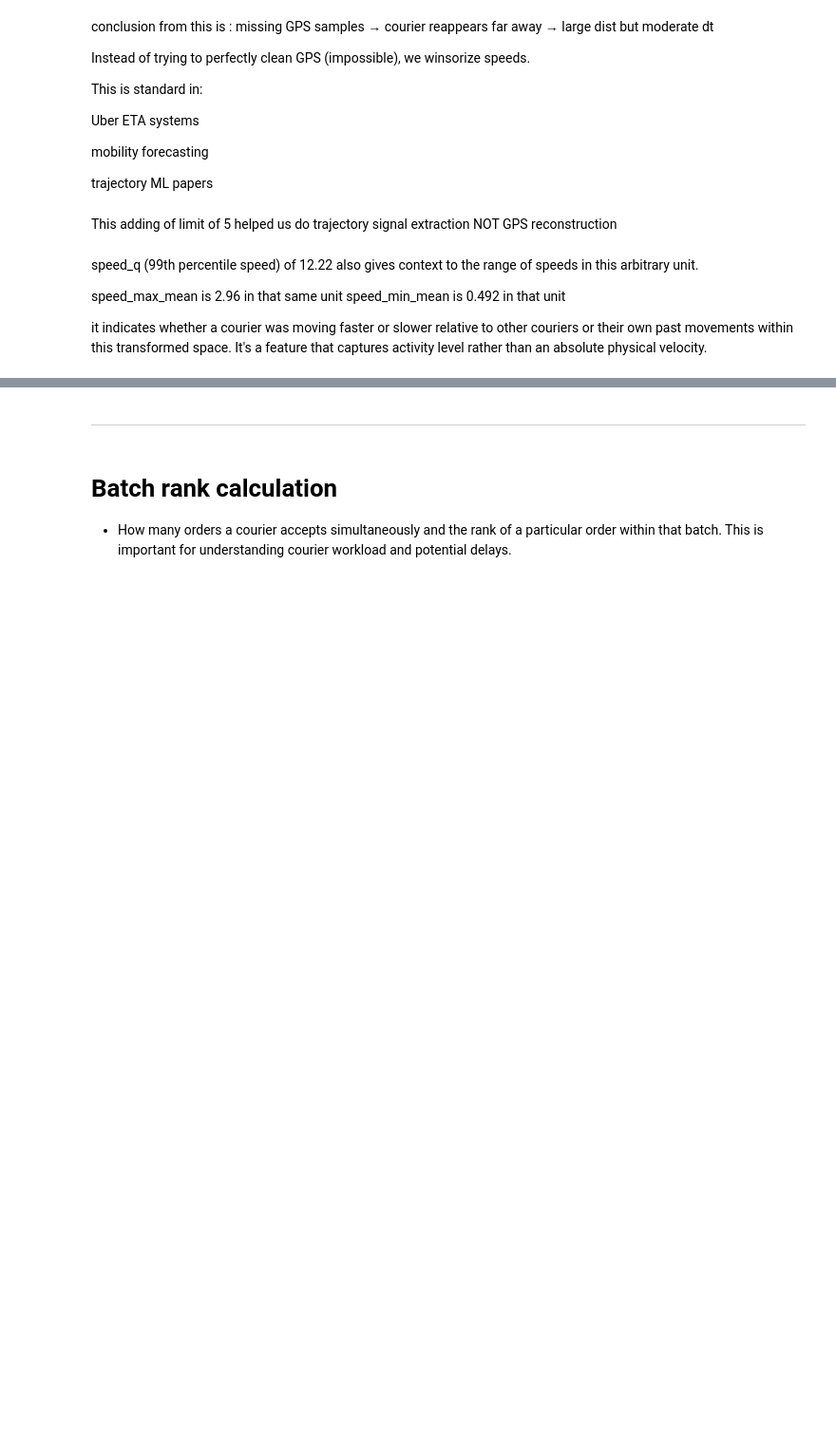
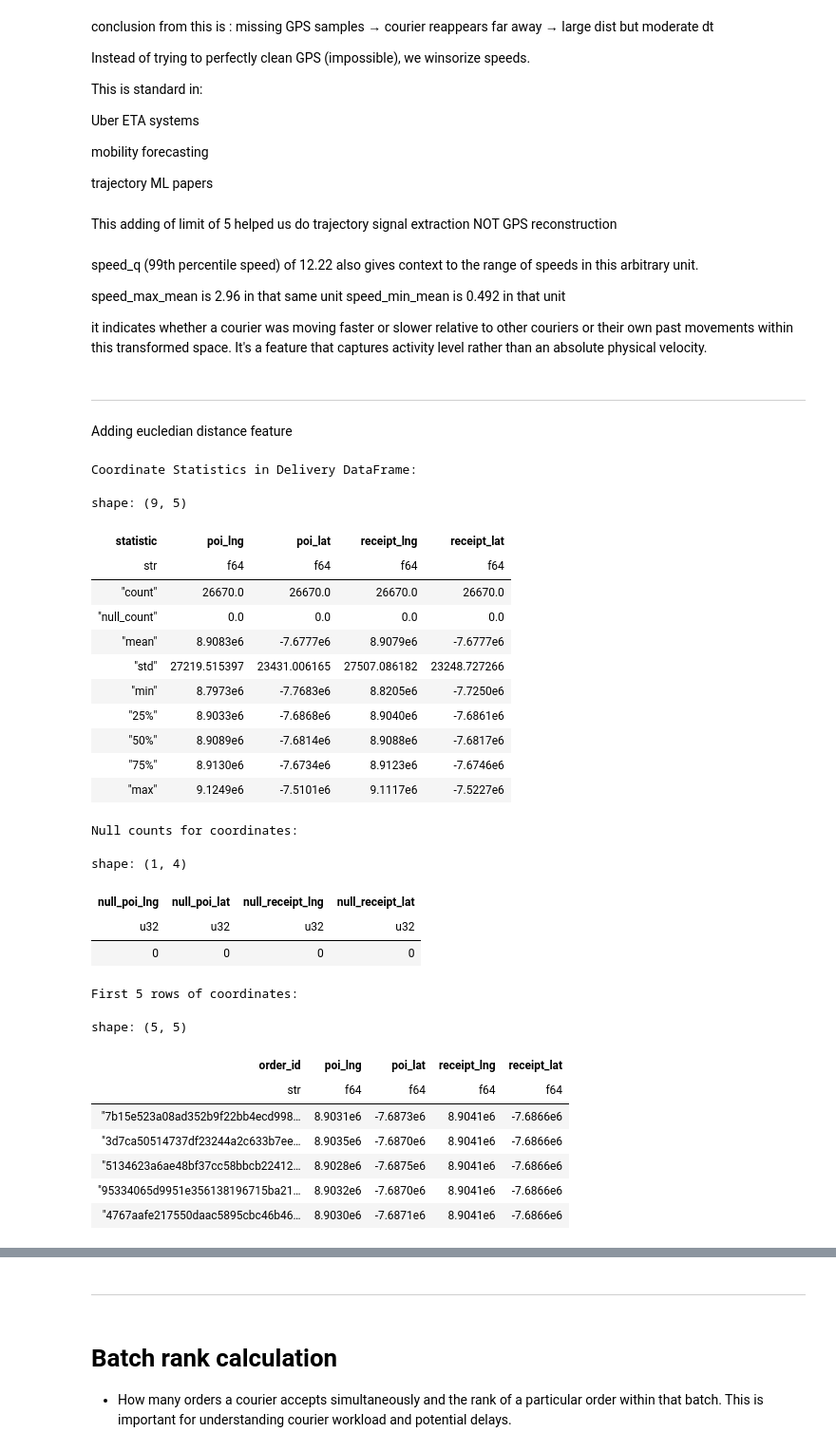
Before and after one commit to aymuos/starship, a Jupyter notebook: fundamental_EDA/feature_creator.ipynb, the cells around one changed output, grey strips where cells are left out. Shown at 95% size. Saved outputs shown, nothing was run; the diff lists cells and outputs as text; code cells hidden in the pictures; blank space fills up the shorter version.

```diff
--- a/fundamental_EDA/feature_creator.ipynb
+++ b/fundamental_EDA/feature_creator.ipynb
@@ -528,3 +528,48 @@ speed_max_mean is 2.96 in that same unit
 speed_min_mean is 0.492 in that unit
 
 it indicates whether a courier was moving faster or slower relative to other couriers or their own past movements within this transformed space. It's a feature that captures activity level rather than an absolute physical velocity.
+# %% [markdown]
+---
+Adding eucledian distance feature
+# %%
+print("Coordinate Statistics in Delivery DataFrame:")
+display(delivery.select(["poi_lng", "poi_lat", "receipt_lng", "receipt_lat"]).describe())
+
+print("\nNull counts for coordinates:")
+display(delivery.select([
+    pl.col("poi_lng").null_count().alias("null_poi_lng"),
+    pl.col("poi_lat").null_count().alias("null_poi_lat"),
+    pl.col("receipt_lng").null_count().alias("null_receipt_lng"),
+    pl.col("receipt_lat").null_count().alias("null_receipt_lat")
+]))
+
+print("\nFirst 5 rows of coordinates:")
+display(delivery.select(["order_id", "poi_lng", "poi_lat", "receipt_lng", "receipt_lat"]).head(5))
+# %% [output]
+Coordinate Statistics in Delivery DataFrame:
+shape: (9, 5)
+| statistic | poi_lng | poi_lat | receipt_lng | receipt_lat |
+| str | f64 | f64 | f64 | f64 |
+| "count" | 26670.0 | 26670.0 | 26670.0 | 26670.0 |
+| "null_count" | 0.0 | 0.0 | 0.0 | 0.0 |
+| "mean" | 8.9083e6 | -7.6777e6 | 8.9079e6 | -7.6777e6 |
+| "std" | 27219.515397 | 23431.006165 | 27507.086182 | 23248.727266 |
+| "min" | 8.7973e6 | -7.7683e6 | 8.8205e6 | -7.7250e6 |
+| "25%" | 8.9033e6 | -7.6868e6 | 8.9040e6 | -7.6861e6 |
+| "50%" | 8.9089e6 | -7.6814e6 | 8.9088e6 | -7.6817e6 |
+| "75%" | 8.9130e6 | -7.6734e6 | 8.9123e6 | -7.6746e6 |
+| "max" | 9.1249e6 | -7.5101e6 | 9.1117e6 | -7.5227e6 |
+Null counts for coordinates:
+shape: (1, 4)
+| null_poi_lng | null_poi_lat | null_receipt_lng | null_receipt_lat |
+| u32 | u32 | u32 | u32 |
+| 0 | 0 | 0 | 0 |
+First 5 rows of coordinates:
+shape: (5, 5)
+| order_id | poi_lng | poi_lat | receipt_lng | receipt_lat |
+| str | f64 | f64 | f64 | f64 |
+| "7b15e523a08ad352b9f22bb4ecd998… | 8.9031e6 | -7.6873e6 | 8.9041e6 | -7.6866e6 |
+| "3d7ca50514737df23244a2c633b7ee… | 8.9035e6 | -7.6870e6 | 8.9041e6 | -7.6866e6 |
+| "5134623a6ae48bf37cc58bbcb22412… | 8.9028e6 | -7.6875e6 | 8.9041e6 | -7.6866e6 |
+| "95334065d9951e356138196715ba21… | 8.9032e6 | -7.6870e6 | 8.9041e6 | -7.6866e6 |
+| "4767aafe217550daac5895cbc46b46… | 8.9030e6 | -7.6871e6 | 8.9041e6 | -7.6866e6 |
```
Also changed, not shown: parts of 14 cells of this notebook.
